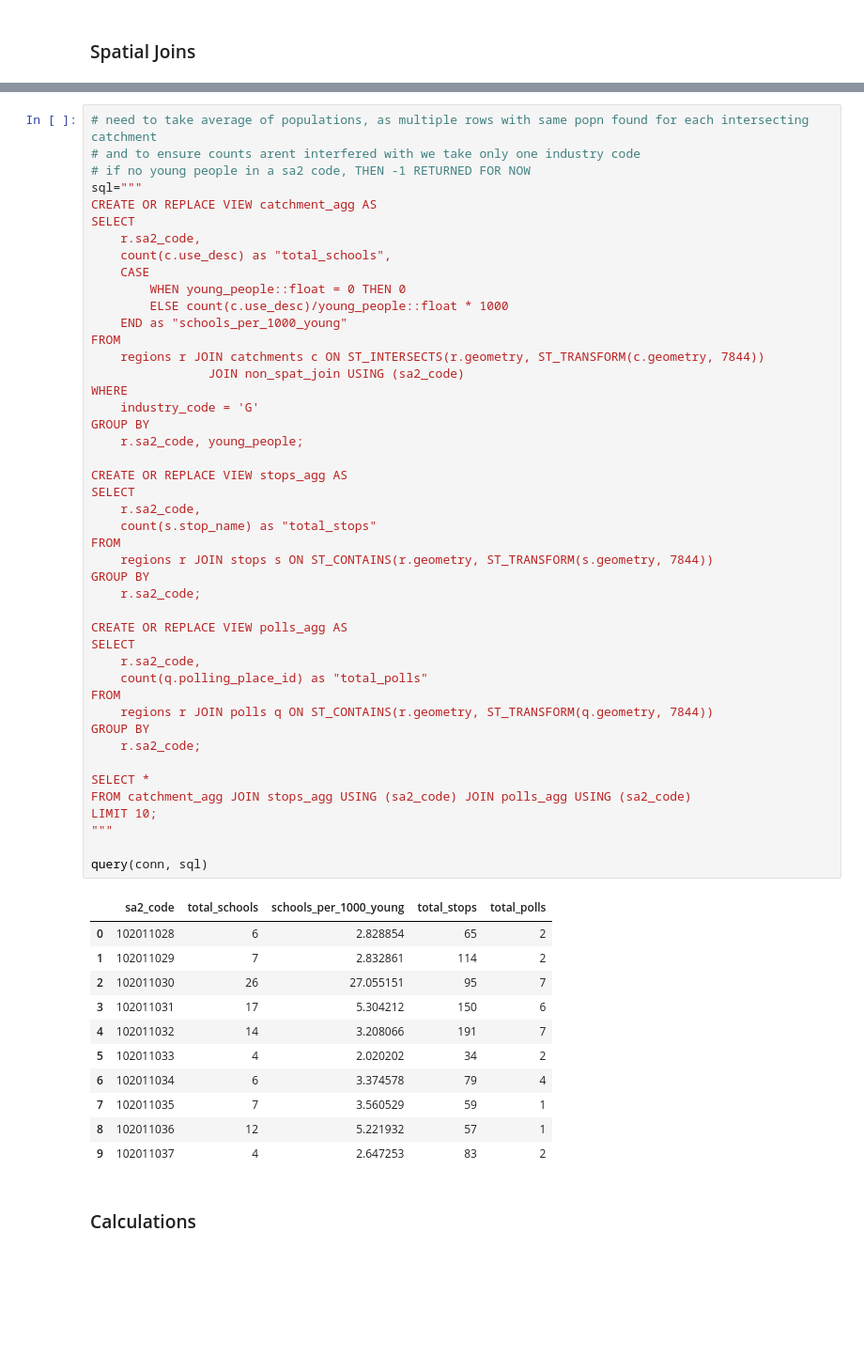
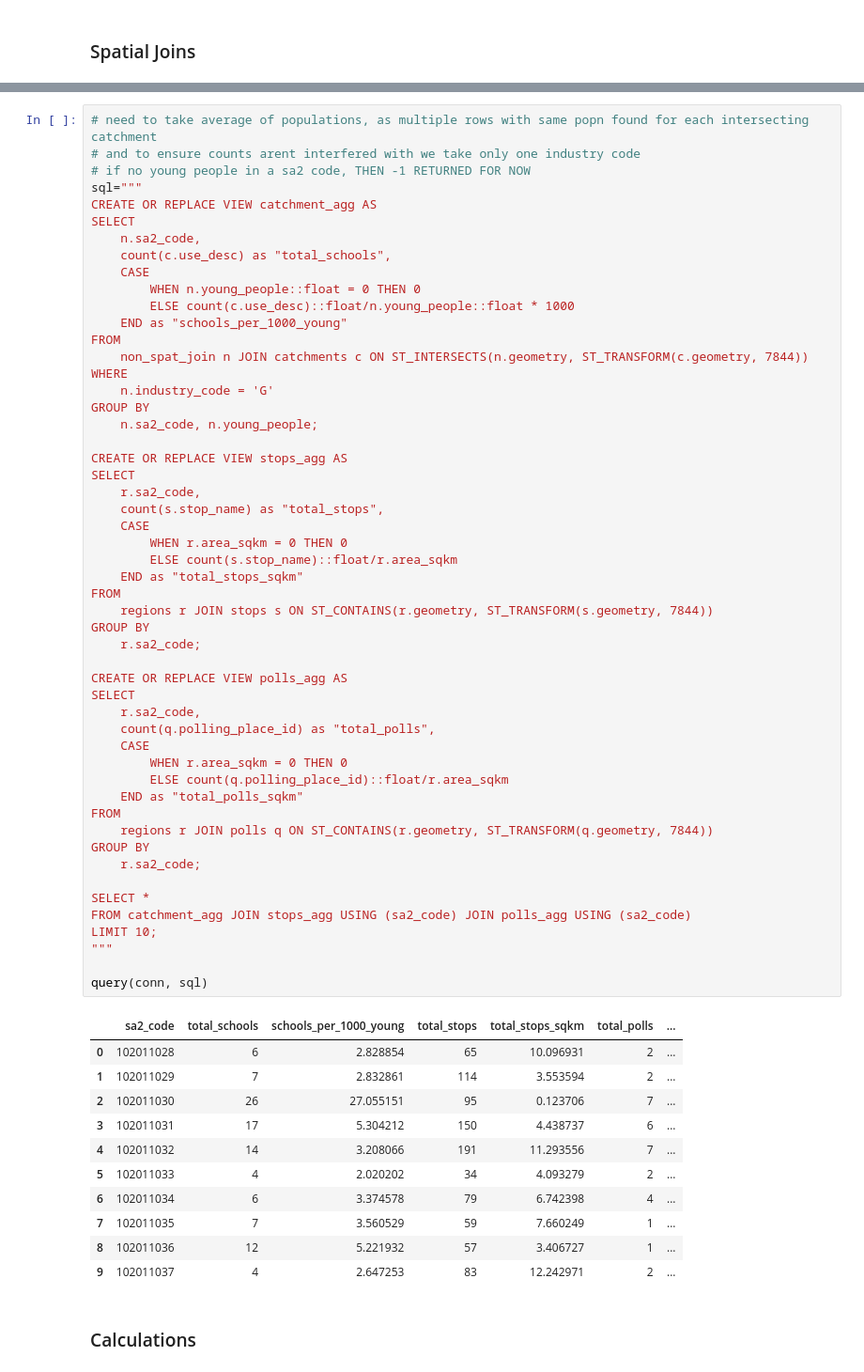
Before and after one commit to FixItChris/DATA2901, a Jupyter notebook: Report.ipynb, the cells around one changed output, grey strips where cells are left out. Shown at 94% size. Saved outputs shown, nothing was run; the diff lists cells and outputs as text; blank space fills up the shorter version.

```diff
--- a/Report.ipynb
+++ b/Report.ipynb
@@ -886,56 +890,63 @@ Now we conduct spatial joins, and calculate metrics. For catchments we join if i
 sql="""
 CREATE OR REPLACE VIEW catchment_agg AS
 SELECT
-    r.sa2_code,
+    n.sa2_code,
     count(c.use_desc) as "total_schools",
     CASE
-        WHEN young_people::float = 0 THEN 0
-        ELSE count(c.use_desc)/young_people::float * 1000
+        WHEN n.young_people::float = 0 THEN 0
+        ELSE count(c.use_desc)::float/n.young_people::float * 1000
     END as "schools_per_1000_young"
 FROM
-    regions r JOIN catchments c ON ST_INTERSECTS(r.geometry, ST_TRANSFORM(c.geometry, 7844))
-                JOIN non_spat_join USING (sa2_code)
+    non_spat_join n JOIN catchments c ON ST_INTERSECTS(n.geometry, ST_TRANSFORM(c.geometry, 7844))
 WHERE
-    industry_code = 'G'
+    n.industry_code = 'G'
 GROUP BY
-    r.sa2_code, young_people;
+    n.sa2_code, n.young_people;
 
 CREATE OR REPLACE VIEW stops_agg AS
 SELECT
     r.sa2_code,
-    count(s.stop_name) as "total_stops"
+    count(s.stop_name) as "total_stops",
+    CASE
+        WHEN r.area_sqkm = 0 THEN 0
+        ELSE count(s.stop_name)::float/r.area_sqkm
+    END as "total_stops_sqkm"
 FROM
     regions r JOIN stops s ON ST_CONTAINS(r.geometry, ST_TRANSFORM(s.geometry, 7844))
 GROUP BY
     r.sa2_code;
 
 CREATE OR REPLACE VIEW polls_agg AS
 SELECT
     r.sa2_code,
-    count(q.polling_place_id) as "total_polls"
+    count(q.polling_place_id) as "total_polls",
+    CASE
+        WHEN r.area_sqkm = 0 THEN 0
+        ELSE count(q.polling_place_id)::float/r.area_sqkm
+    END as "total_polls_sqkm"
 FROM
     regions r JOIN polls q ON ST_CONTAINS(r.geometry, ST_TRANSFORM(q.geometry, 7844))
 GROUP BY
     r.sa2_code;
 
 SELECT *
 FROM catchment_agg JOIN stops_agg USING (sa2_code) JOIN polls_agg USING (sa2_code)
 LIMIT 10;
 """
 
 query(conn, sql)
 # %% [output]
-|  | sa2_code | total_schools | schools_per_1000_young | total_stops | total_polls |
-| 0 | 102011028 | 6 | 2.828854 | 65 | 2 |
-| 1 | 102011029 | 7 | 2.832861 | 114 | 2 |
-| 2 | 102011030 | 26 | 27.055151 | 95 | 7 |
-| 3 | 102011031 | 17 | 5.304212 | 150 | 6 |
-| 4 | 102011032 | 14 | 3.208066 | 191 | 7 |
-| 5 | 102011033 | 4 | 2.020202 | 34 | 2 |
-| 6 | 102011034 | 6 | 3.374578 | 79 | 4 |
-| 7 | 102011035 | 7 | 3.560529 | 59 | 1 |
-| 8 | 102011036 | 12 | 5.221932 | 57 | 1 |
-| 9 | 102011037 | 4 | 2.647253 | 83 | 2 |
+|  | sa2_code | total_schools | schools_per_1000_young | total_stops | total_stops_sqkm | total_polls | ... |
+| 0 | 102011028 | 6 | 2.828854 | 65 | 10.096931 | 2 | ... |
+| 1 | 102011029 | 7 | 2.832861 | 114 | 3.553594 | 2 | ... |
+| 2 | 102011030 | 26 | 27.055151 | 95 | 0.123706 | 7 | ... |
+| 3 | 102011031 | 17 | 5.304212 | 150 | 4.438737 | 6 | ... |
+| 4 | 102011032 | 14 | 3.208066 | 191 | 11.293556 | 7 | ... |
+| 5 | 102011033 | 4 | 2.020202 | 34 | 4.093279 | 2 | ... |
+| 6 | 102011034 | 6 | 3.374578 | 79 | 6.742398 | 4 | ... |
+| 7 | 102011035 | 7 | 3.560529 | 59 | 7.660249 | 1 | ... |
+| 8 | 102011036 | 12 | 5.221932 | 57 | 3.406727 | 1 | ... |
+| 9 | 102011037 | 4 | 2.647253 | 83 | 12.242971 | 2 | ... |
 # %% [markdown]
 ### Calculations
 # %% [markdown]
```
Also changed, not shown: parts of 44 cells of this notebook.
